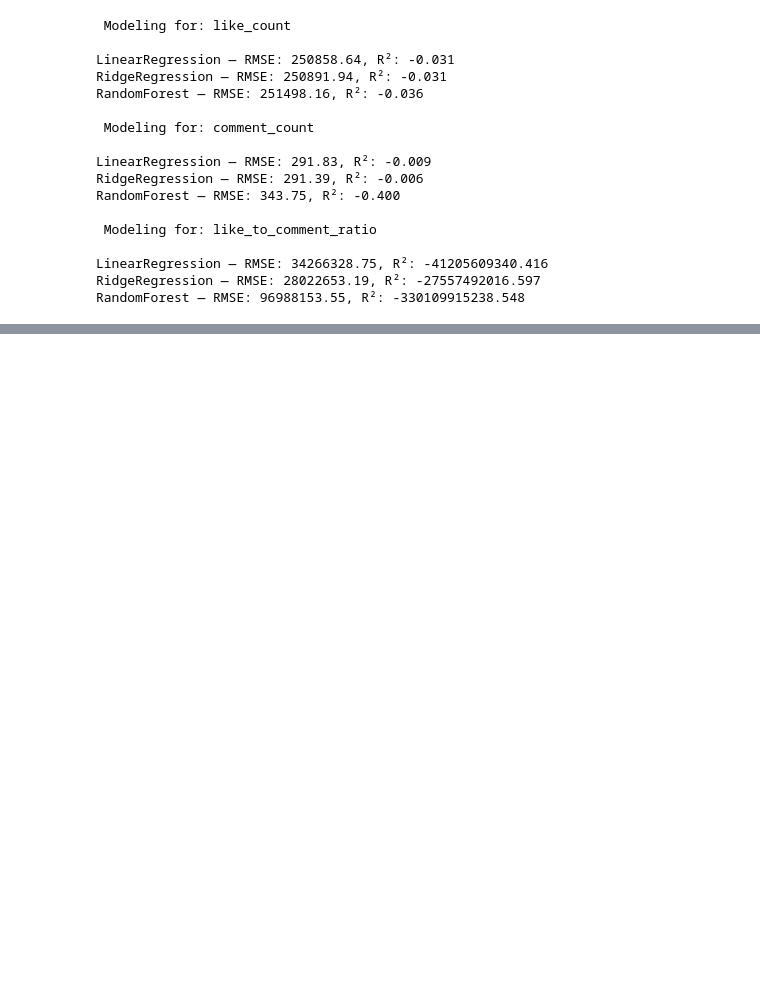
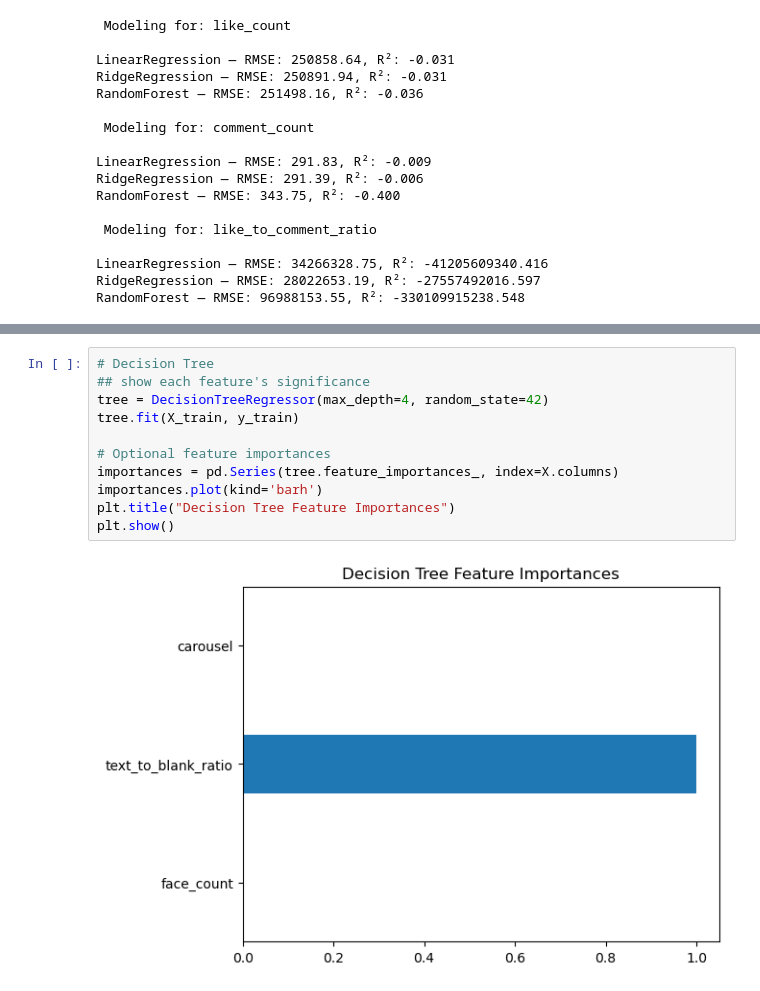
Before and after one commit to ebhatsha/CapstonePortfolio, a Jupyter notebook: EducationImagesCapstone3.ipynb, the cells around one changed output, grey strips where cells are left out. Cells and saved outputs as stored; diff of their text form; blank space fills up the shorter version.

```diff
--- a/EducationImagesCapstone3.ipynb
+++ b/EducationImagesCapstone3.ipynb
@@ -408,0 +465,13 @@ This suggests that these visual infographic features alone are not strong predic
+# %%
+# Decision Tree
+## show each feature's significance
+tree = DecisionTreeRegressor(max_depth=4, random_state=42)
+tree.fit(X_train, y_train)
+
+# Optional feature importances
+importances = pd.Series(tree.feature_importances_, index=X.columns)
+importances.plot(kind='barh')
+plt.title("Decision Tree Feature Importances")
+plt.show()
+# %% [output]
+[figure, added]
```
Also changed, not shown: parts of 6 cells of this notebook.
